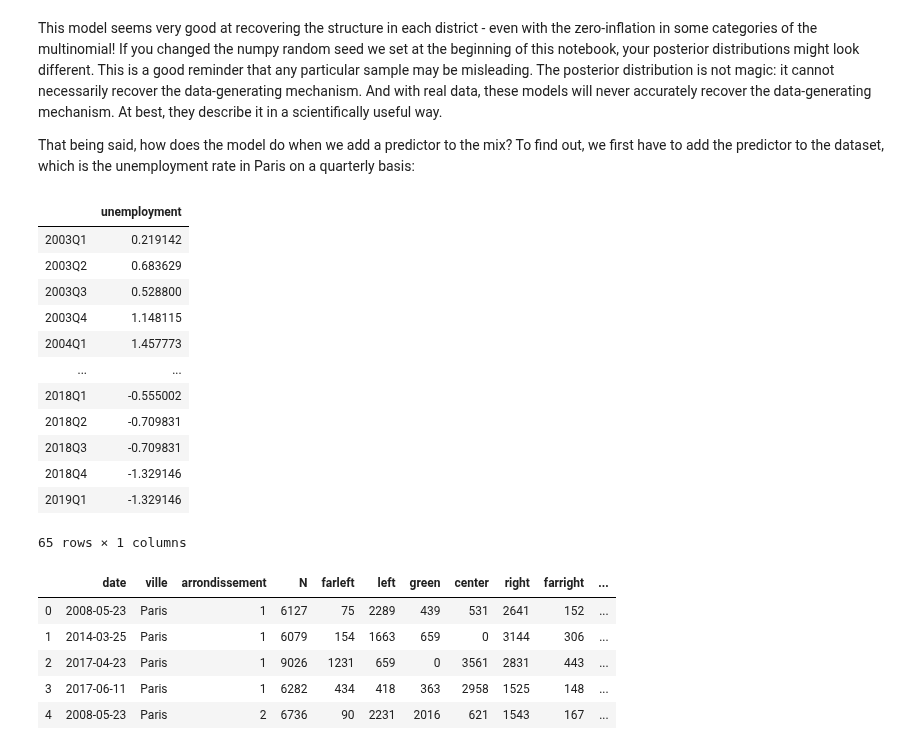
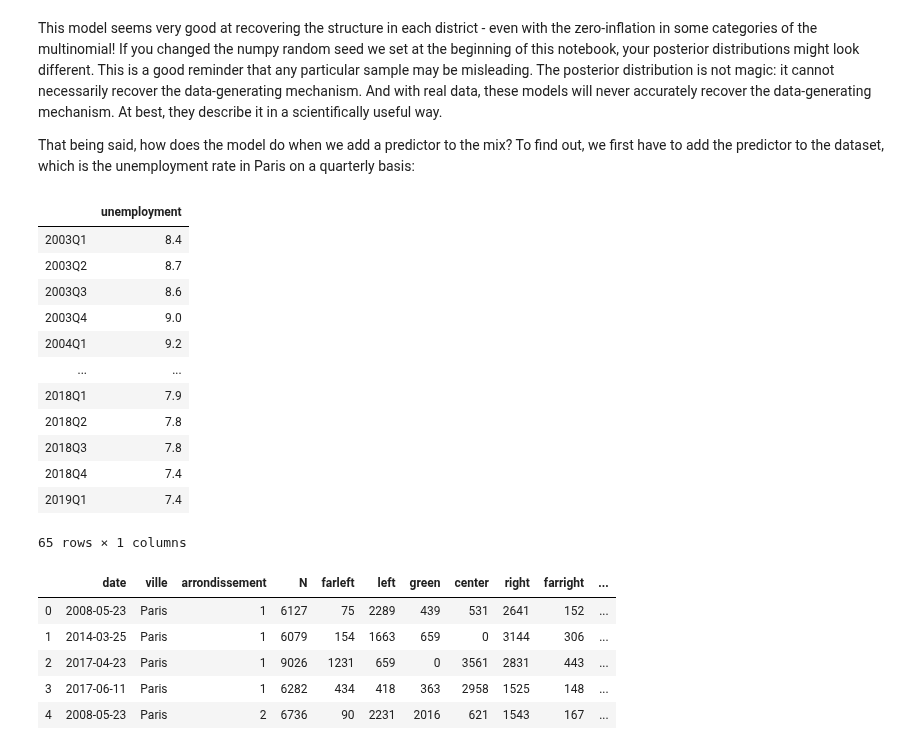
Before and after one commit to pollsposition/models, a Jupyter notebook: fondamentaux/munic_model.ipynb, the cells around one changed output. Saved outputs shown, nothing was run; the diff lists cells and outputs as text; code cells hidden in the pictures.

```diff
--- a/fondamentaux/munic_model.ipynb
+++ b/fondamentaux/munic_model.ipynb
@@ -252,29 +252,26 @@ That being said, how does the model do when we add a predictor to the mix? To fi
 # %%
 pred = pd.read_excel(
     "data/chomage-zone-demploi-2003-2019.xls", header=5, sheet_name="txcho_ze"
 )
 pred = pred[pred["LIBZE2010"] == "Paris"].iloc[:, 4:].T
 pred.columns = ["unemployment"]
 
-# standardize predictor:
-pred["unemployment"] = stdz(pred["unemployment"])
-
 # as timestamps variables:
 pred.index = pd.PeriodIndex(start=pred.index[0], periods=len(pred), freq="Q")
 pred
 # %% [output]
 |  | unemployment |
-| 2003Q1 | 0.219142 |
-| 2003Q2 | 0.683629 |
-| 2003Q3 | 0.528800 |
-| 2003Q4 | 1.148115 |
-| 2004Q1 | 1.457773 |
+| 2003Q1 | 8.4 |
+| 2003Q2 | 8.7 |
+| 2003Q3 | 8.6 |
+| 2003Q4 | 9.0 |
+| 2004Q1 | 9.2 |
 | ... | ... |
-| 2018Q1 | -0.555002 |
-| 2018Q2 | -0.709831 |
-| 2018Q3 | -0.709831 |
-| 2018Q4 | -1.329146 |
-| 2019Q1 | -1.329146 |
+| 2018Q1 | 7.9 |
+| 2018Q2 | 7.8 |
+| 2018Q3 | 7.8 |
+| 2018Q4 | 7.4 |
+| 2019Q1 | 7.4 |
 65 rows × 1 columns
 # %%
 # add quarters to original dataframe, to merge with predictor:
```
Also changed, not shown: parts of 6 cells of this notebook.
